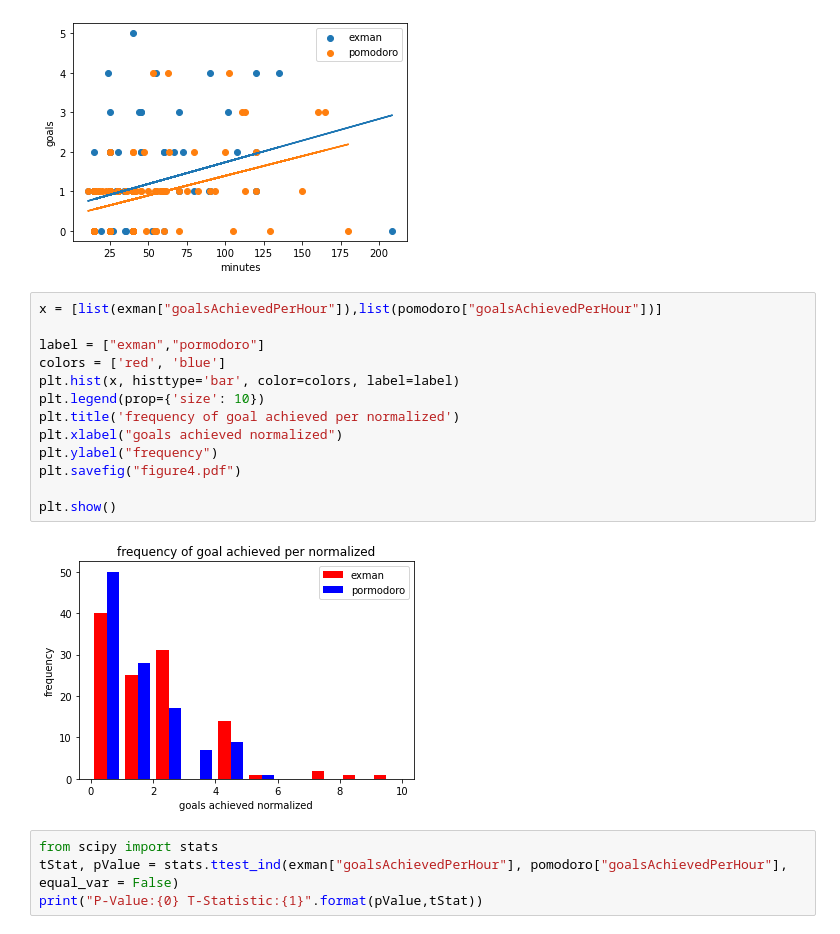
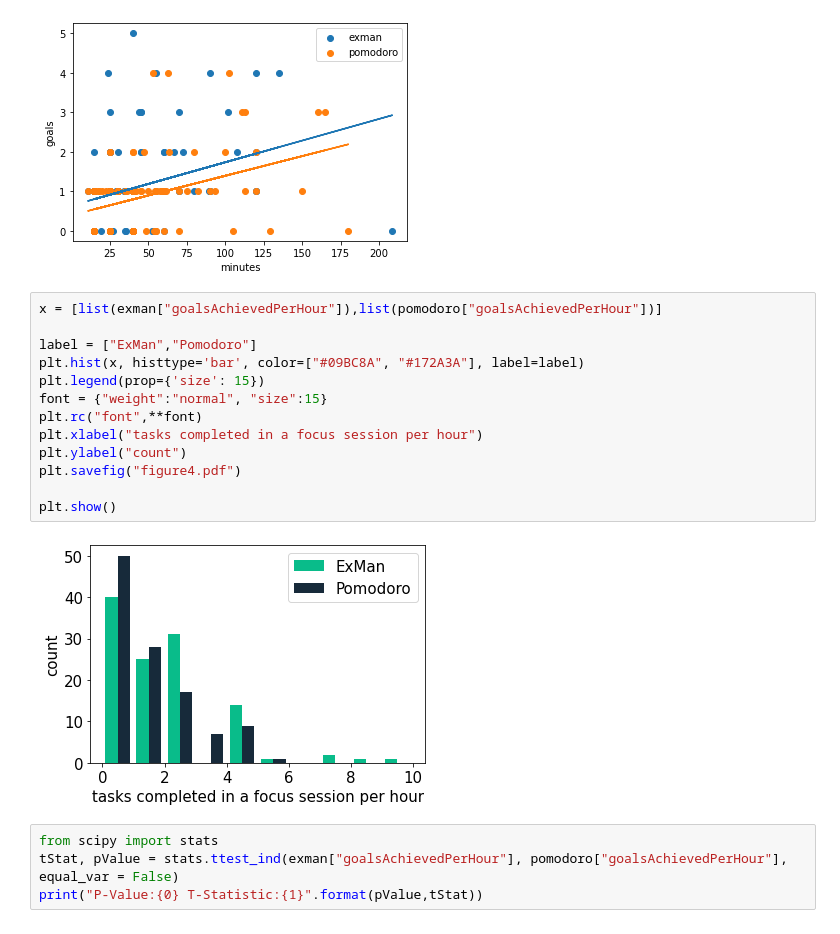
Before and after one commit to lutharsanen/exman-study-analysis, a Jupyter notebook: Exman-Analysis.ipynb, the cells around one changed output. Saved outputs shown, nothing was run; the diff lists cells and outputs as text.

Commit message:
updated figures for report

```diff
--- a/Exman-Analysis.ipynb
+++ b/Exman-Analysis.ipynb
@@ -52,18 +52,18 @@ plt.show()
 # %%
 x = [list(exman["goalsAchievedPerHour"]),list(pomodoro["goalsAchievedPerHour"])]
 
-label = ["exman","pormodoro"]
-colors = ['red', 'blue']
-plt.hist(x, histtype='bar', color=colors, label=label)
-plt.legend(prop={'size': 10})
-plt.title('frequency of goal achieved per normalized')
-plt.xlabel("goals achieved normalized")
-plt.ylabel("frequency")
+label = ["ExMan","Pomodoro"]
+plt.hist(x, histtype='bar', color=["#09BC8A", "#172A3A"], label=label)
+plt.legend(prop={'size': 15})
+font = {"weight":"normal", "size":15}
+plt.rc("font",**font)
+plt.xlabel("tasks completed in a focus session per hour")
+plt.ylabel("count")
 plt.savefig("figure4.pdf")
 
 plt.show()
 # %% [output]
-[figure, old version]
+[figure, new version]
 # %%
 from scipy import stats
 tStat, pValue = stats.ttest_ind(exman["goalsAchievedPerHour"], pomodoro["goalsAchievedPerHour"], equal_var = False)
```
Also changed, not shown: parts of 8 cells of this notebook, 3 other files.
